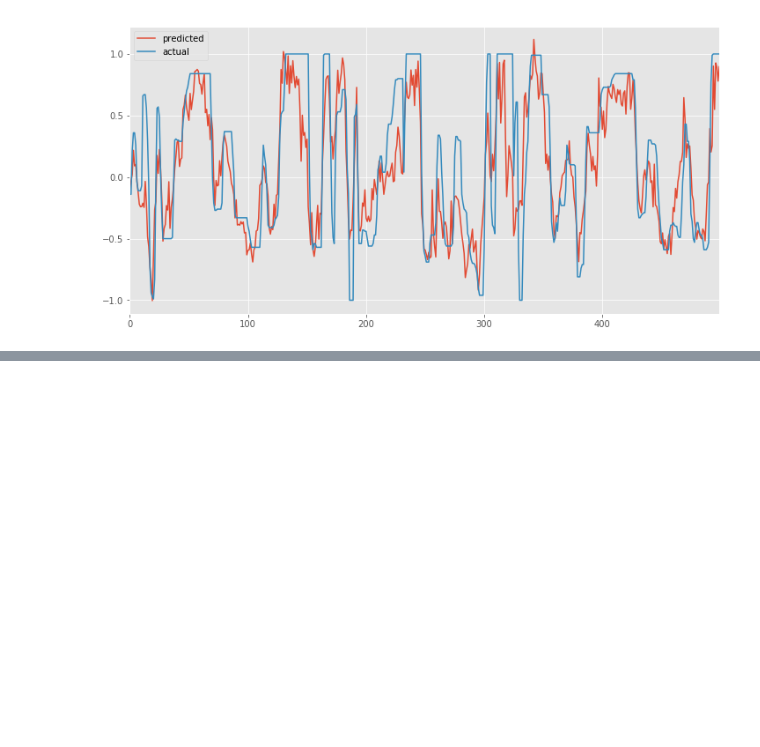
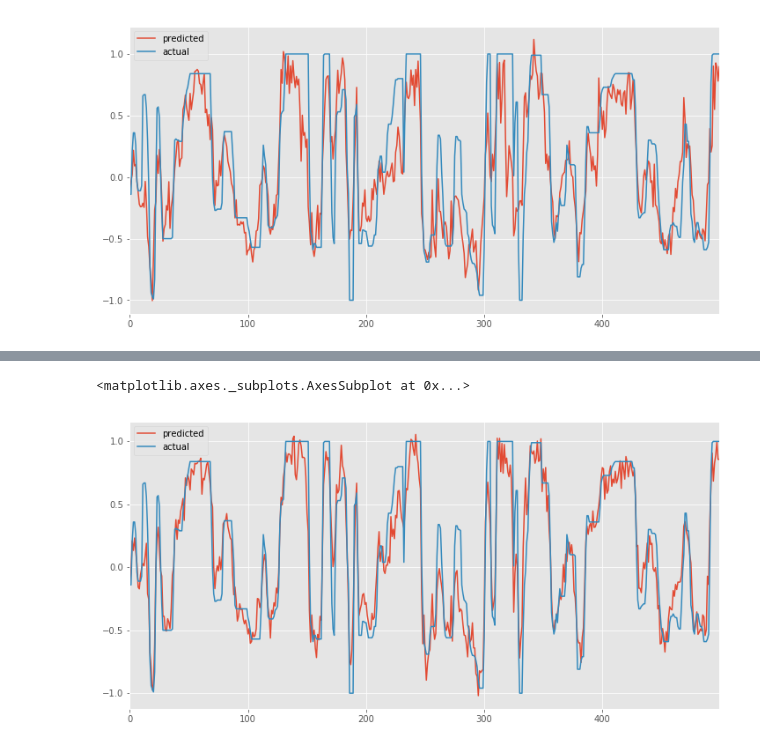
Before and after one commit to wroscoe/notebooks, a Jupyter notebook: Donkey Model Exploration.ipynb, the cells around one changed output, grey strips where cells are left out. Drawn from its saved outputs; the diff is of its cells as text; code cells hidden in the pictures; blank space fills up the shorter version.

```diff
--- a/Donkey Model Exploration.ipynb
+++ b/Donkey Model Exploration.ipynb
@@ -288,0 +295,6 @@ p_ac_30_from_ac15.plot()
+# %%
+p_ac_30_from_all = compare_results(m_all, d_ac_30)
+p_ac_30_from_all.plot()
+# %% [output]
+<matplotlib.axes._subplots.AxesSubplot at 0x...>
+[figure, added]
```
Also changed, not shown: parts of 1 cell of this notebook.
